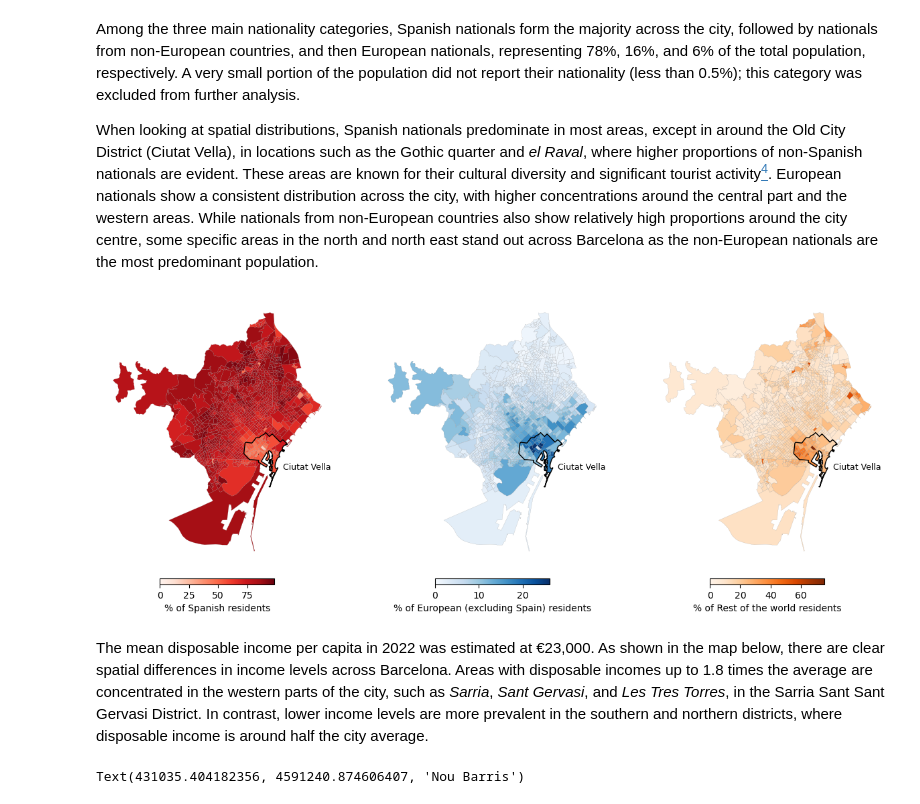
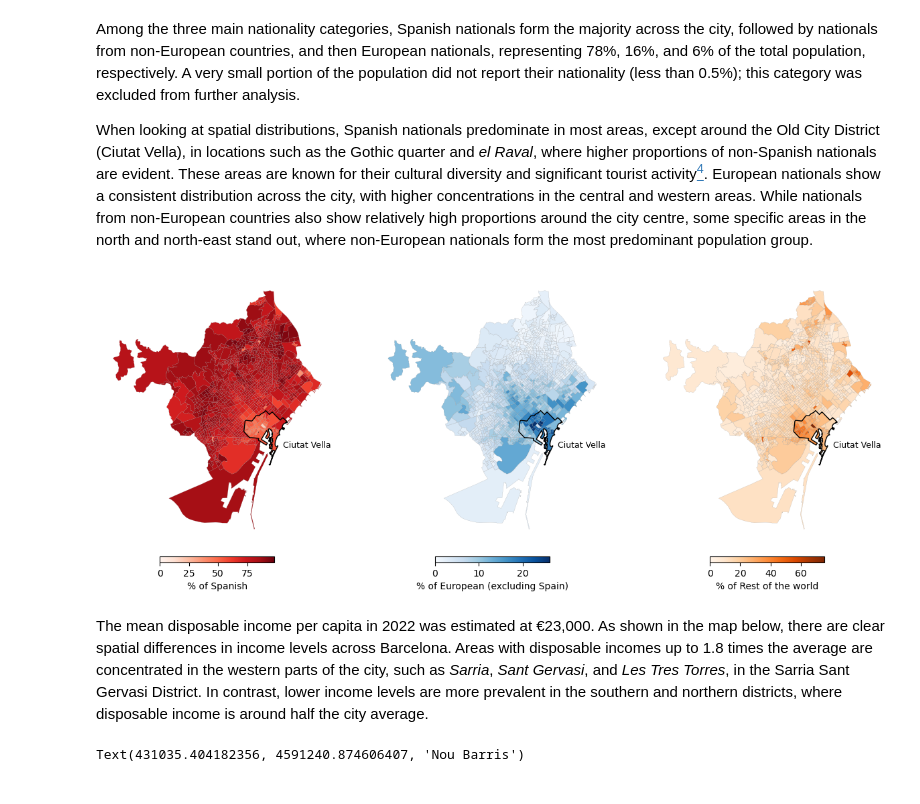
Before and after one commit to sds4sg/spatial-data-science-in-python-juanfonsecaLS1, a Jupyter notebook: 99_assignment/assignment.ipynb, the cells around one changed output. Drawn from its saved outputs; the diff is of its cells as text; code cells hidden in the pictures.

```diff
--- a/99_assignment/assignment.ipynb
+++ b/99_assignment/assignment.ipynb
@@ -116,7 +108,12 @@ agg_nationality = agg_nationality.pivot_table(
 ).reset_index()
 
 # Standardise each nationality variable using robust scaling
-for col in ["Spanish", "European (excluding Spain)", "Rest of the world", "Unspecified"]:
+for col in [
+    "Spanish",
+    "European (excluding Spain)",
+    "Rest of the world",
+    "Unspecified",
+]:
     agg_nationality[col + "_std"] = preprocessing.robust_scale(agg_nationality[[col]])
 
 ## Pre-processing Income data
@@ -161,61 +158,80 @@ join_bcn = join_bcn.merge(
 )
 
 # Merge nationality proportions and set census section as index for easier spatial operations
-join_bcn = join_bcn.merge(agg_nationality, on="code_sec", how="left").set_index("code_sec")
+join_bcn = join_bcn.merge(agg_nationality, on="code_sec", how="left").set_index(
+    "code_sec"
+)
 
 # For visualisation, extract centroids of neighbourhoods for annotation on maps
 # Extract old city centre (Ciutat Vella) centroid
-ciutat_vella_bounds = join_bcn[join_bcn["Nom_Districte"] == "Ciutat Vella"].dissolve("Nom_Districte").boundary
+ciutat_vella_bounds = (
+    join_bcn[join_bcn["Nom_Districte"] == "Ciutat Vella"]
+    .dissolve("Nom_Districte")
+    .boundary
+)
 ciutat_vella_centroid = ciutat_vella_bounds.centroid.iloc[0]
 
 # Extract Sarrià-St. Gervasi centroid
-sarria_bounds = join_bcn[join_bcn["Nom_Districte"] == "Sarrià-St. Gervasi"].dissolve("Nom_Districte").boundary
+sarria_bounds = (
+    join_bcn[join_bcn["Nom_Districte"] == "Sarrià-St. Gervasi"]
+    .dissolve("Nom_Districte")
+    .boundary
+)
 sarria_centroid = sarria_bounds.centroid.iloc[0]
 
 # Extracting Nou Barris centroid for reference
-nou_barris_bounds = join_bcn[join_bcn["Nom_Districte"] == "Nou Barris"].dissolve("Nom_Districte").boundary
+nou_barris_bounds = (
+    join_bcn[join_bcn["Nom_Districte"] == "Nou Barris"]
+    .dissolve("Nom_Districte")
+    .boundary
+)
 nou_barris_centroid = nou_barris_bounds.centroid.iloc[0]
 # %% [markdown]
 Among the three main nationality categories, Spanish nationals form the majority across the city, followed by nationals from non-European countries, and then European nationals, representing 78%, 16%, and 6% of the total population, respectively. A very small portion of the population did not report their nationality (less than 0.5%); this category was excluded from further analysis.
 
-When looking at spatial distributions, Spanish nationals predominate in most areas, except in around the Old City District (Ciutat Vella), in locations such as the Gothic quarter and *el Raval*, where higher proportions of non-Spanish nationals are evident. These areas are known for their cultural diversity and significant tourist activity[<sup>4</sup>](#_blank "Ajuntament Barcelona, nd. Ciutat Vella. Available at: https://ajuntament.barcelona.cat/ciutatvella/es/el-distrito-y-sus-barrios"). European nationals show a consistent distribution across the city, with higher concentrations around the central part and the western areas. While nationals from non-European countries also show relatively high proportions around the city centre, some specific areas in the north and north east stand out across Barcelona as the non-European nationals are the most predominant population.
+When looking at spatial distributions, Spanish nationals predominate in most areas, except around the Old City District (Ciutat Vella), in locations such as the Gothic quarter and *el Raval*, where higher proportions of non-Spanish nationals are evident. These areas are known for their cultural diversity and significant tourist activity[<sup>4</sup>](#_blank "Ajuntament Barcelona, nd. Ciutat Vella. Available at: https://ajuntament.barcelona.cat/ciutatvella/es/el-distrito-y-sus-barrios"). European nationals show a consistent distribution across the city, with higher concentrations in the central and western areas. While nationals from non-European countries also show relatively high proportions around the city centre, some specific areas in the north and north-east stand out, where non-European nationals form the most predominant population group.
 # %%
 # Create a mapping from nationality to colour map for visualisation
 cmap_dict = {
     "Spanish": "Reds",
     "European (excluding Spain)": "Blues",
     "Rest of the world": "Oranges",
 }
 
 # Plot a grid of maps to show the spatial distribution of each nationality group
 fig, axes = plt.subplots(1, 3, figsize=(15, 15))
 nationalities = ["Spanish", "European (excluding Spain)", "Rest of the world"]
 for ax, nationality in zip(axes.flatten(), nationalities):
     # Plot the proportion of each nationality in each census section
     join_bcn.plot(
         column=nationality,
         cmap=cmap_dict[nationality],  # Use a different colour map for each nationality
         norm=colors.Normalize(vmin=0),
         edgecolor="gray",  # Borderline colour
         linewidth=0.1,  # Borderline width
         ax=ax,
         legend=True,
         legend_kwds={
             "orientation": "horizontal",
             "shrink": 0.5,
             "pad": 0.02,
-            "label": f"% of {nationality} residents",
+            "label": f"% of {nationality}",
         },
     )
     ax.set_axis_off()  # Hide axis for cleaner map presentation
 
     # adding the boundary of the old city centre (Ciutat Vella) for reference and annotation with name
     ciutat_vella_bounds.plot(ax=ax, edgecolor="black", linewidth=1)
-    ax.text(ciutat_vella_centroid.x+ 1000, ciutat_vella_centroid.y - 800, s="Ciutat Vella", fontsize=9)
+    ax.text(
+        ciutat_vella_centroid.x + 1000,
+        ciutat_vella_centroid.y - 800,
+        s="Ciutat Vella",
+        fontsize=9,
+    )
 # %% [output]
-[figure, old version]
+[figure, new version]
 # %% [markdown]
-The mean disposable income per capita in 2022 was estimated at €23,000. As shown in the map below, there are clear spatial differences in income levels across Barcelona. Areas with disposable incomes up to 1.8 times the average are concentrated in the western parts of the city, such as *Sarria*, *Sant Gervasi*, and *Les Tres Torres*, in the Sarria Sant Sant Gervasi District. In contrast, lower income levels are more prevalent in the southern and northern districts, where disposable income is around half the city average.
+The mean disposable income per capita in 2022 was estimated at €23,000. As shown in the map below, there are clear spatial differences in income levels across Barcelona. Areas with disposable incomes up to 1.8 times the average are concentrated in the western parts of the city, such as *Sarria*, *Sant Gervasi*, and *Les Tres Torres*, in the Sarria Sant Gervasi District. In contrast, lower income levels are more prevalent in the southern and northern districts, where disposable income is around half the city average.
 # %%
 # Visualising the spatial distribution of disposable income ratio
 fig, ax = plt.subplots(1, 1, figsize=(10, 10))
```
Also changed, not shown: parts of 21 cells of this notebook.
